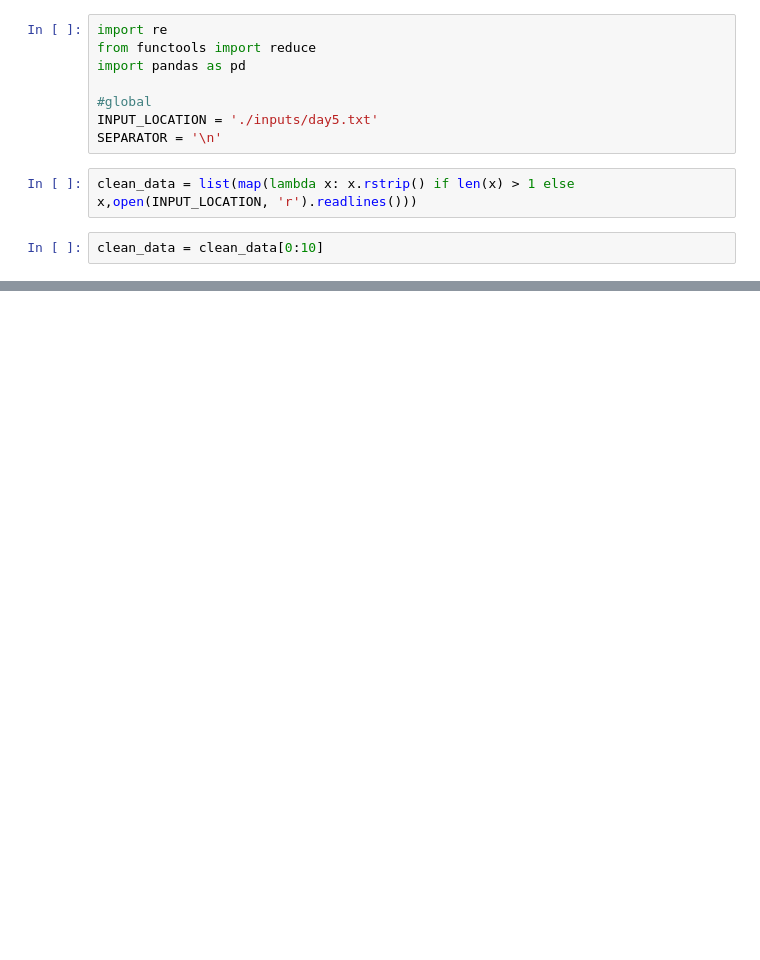
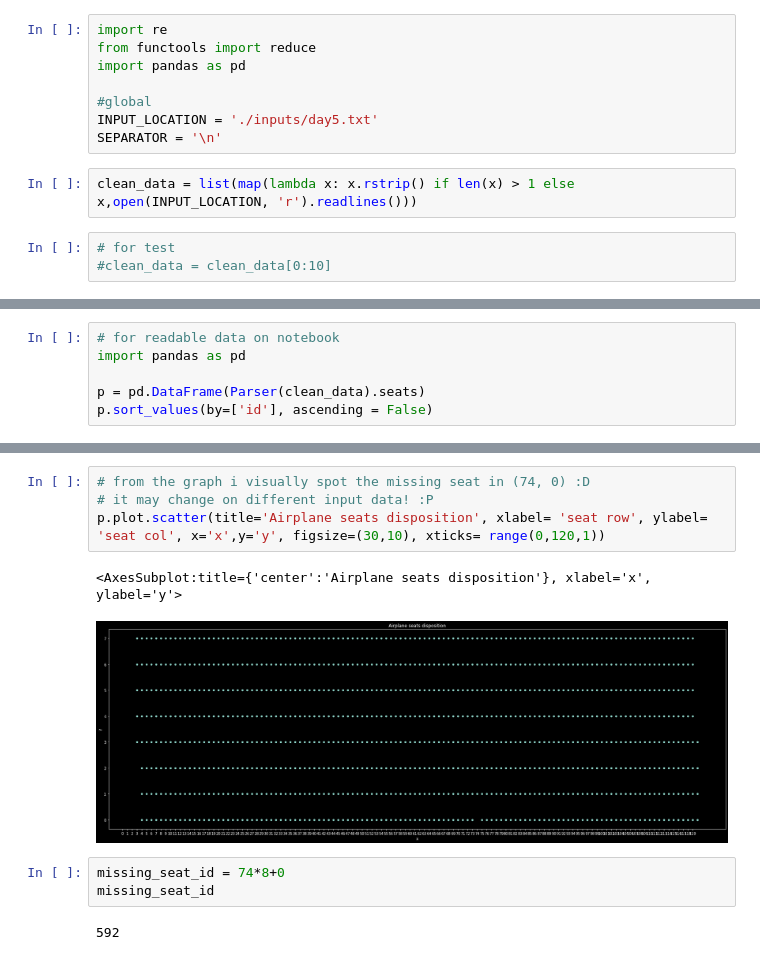
Before and after one commit to invzz/advent-of-code-2020-python, a Jupyter notebook: day5.ipynb, the cells around one changed output, grey strips where cells are left out. Drawn from its saved outputs; the diff is of its cells as text; blank space fills up the shorter version.

```diff
--- a/day5.ipynb
+++ b/day5.ipynb
@@ -9,7 +9,8 @@ SEPARATOR = '\n'
 # %%
 clean_data = list(map(lambda x: x.rstrip() if len(x) > 1 else x,open(INPUT_LOCATION, 'r').readlines()))
 # %%
-clean_data = clean_data[0:10]
+# for test
+#clean_data = clean_data[0:10]
 # %%
 # floor operator
 import math
@@ -91,0 +66,6 @@ data
+# %%
+# for readable data on notebook
+import pandas as pd
+
+p = pd.DataFrame(Parser(clean_data).seats)
+p.sort_values(by=['id'], ascending = False)
@@ -91,0 +86,12 @@ data
+# %%
+# from the graph i visually spot the missing seat in (74, 0) :D
+# it may change on different input data! :P
+p.plot.scatter(title='Airplane seats disposition', xlabel= 'seat row', ylabel= 'seat col', x='x',y='y', figsize=(30,10), xticks= range(0,120,1))
+# %% [output]
+<AxesSubplot:title={'center':'Airplane seats disposition'}, xlabel='x', ylabel='y'>
+[figure, added]
+# %%
+missing_seat_id = 74*8+0
+missing_seat_id
+# %% [output]
+592
```
Also changed, not shown: parts of 4 cells of this notebook.
